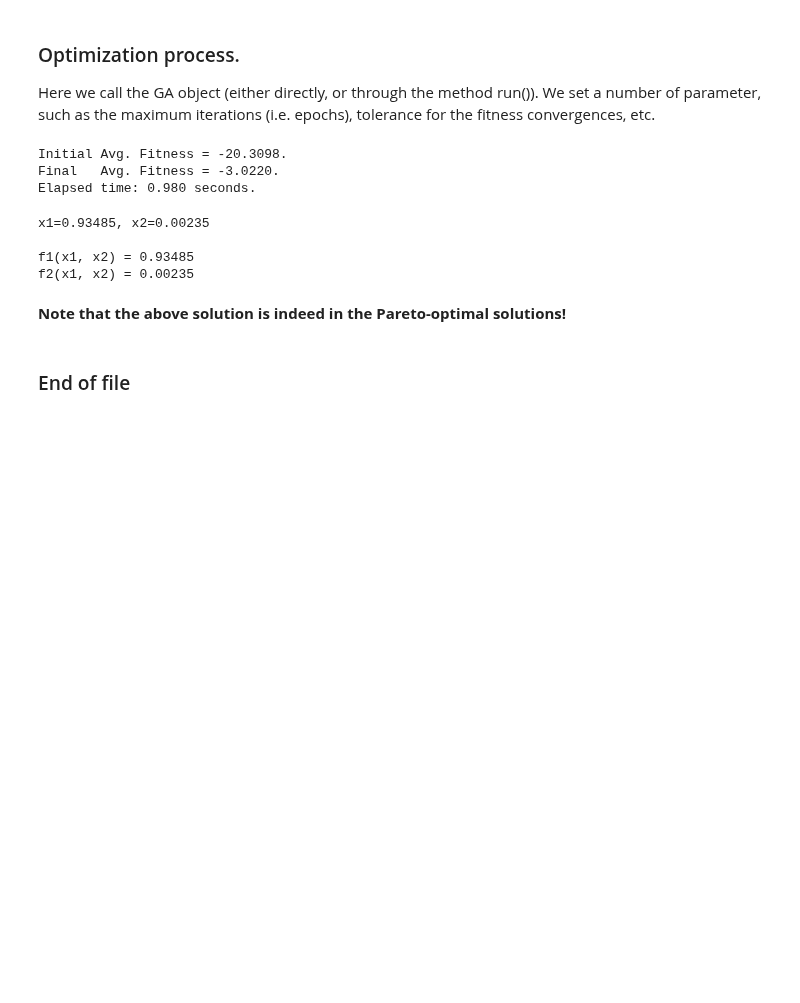
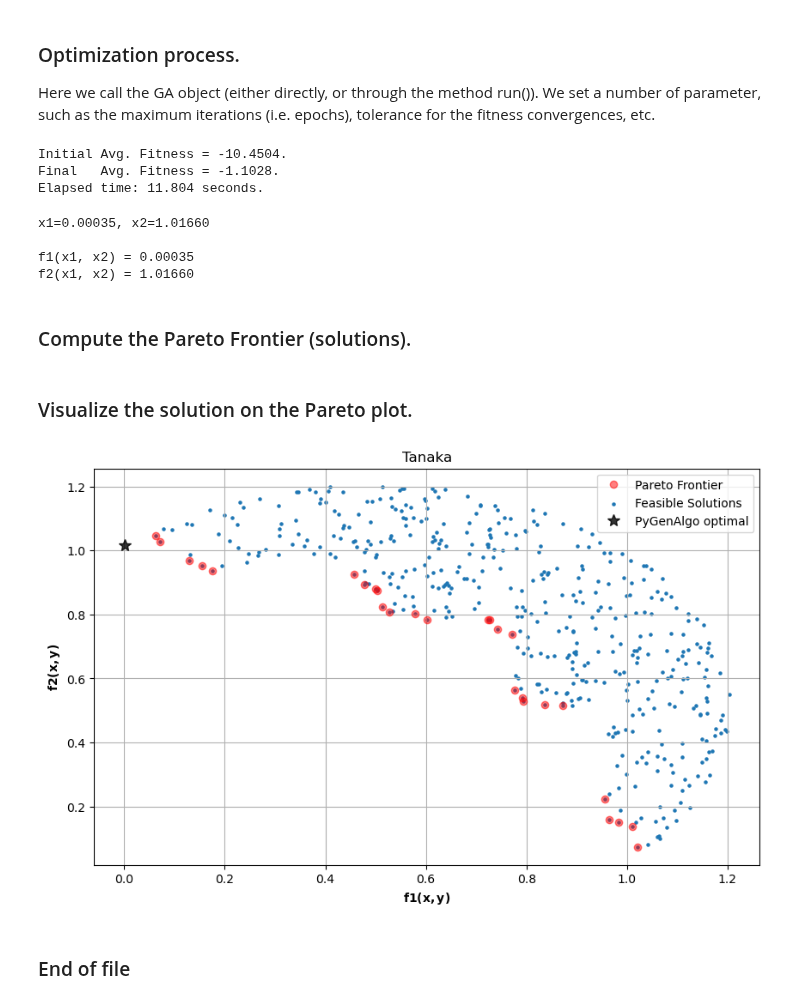
Before and after one commit to vrettasm/PyGeneticAlgorithms, a Jupyter notebook: examples/tanaka_multiobjective.ipynb, the cells around one changed output. Drawn from its saved outputs; the diff is of its cells as text; code cells hidden in the pictures; blank space fills up the shorter version.

```diff
--- a/examples/tanaka_multiobjective.ipynb
+++ b/examples/tanaka_multiobjective.ipynb
@@ -106,35 +105,37 @@ N = 100
 
 # Initial population.
 population = [Chromosome([Gene(np.random.uniform(0.0, np.pi), rand_fx),
-                          Gene(np.random.uniform(0.0, np.pi), rand_fx)], np.nan, True)
+                          Gene(np.random.uniform(0.0, np.pi), rand_fy)], np.nan, True)
               for _ in range(N)]
 
 # Create the StandardGA object that will carry on the optimization.
 test_GA = StandardGA(initial_pop=population,
                      fit_func=fun_Tanaka,
                      select_op=LinearRankSelector(),
-                     mutate_op=RandomMutator(0.15),
-                     crossx_op=UniformCrossover(0.85))
+                     mutate_op=RandomMutator(),
+                     crossx_op=UniformCrossover())
 # %% [markdown]
 ### Optimization process.
 
 Here we call the GA object (either directly, or through the method run()). We set a number of parameter, such as the maximum iterations (i.e. epochs), tolerance for the fitness convergences, etc.
 # %%
-test_GA(epochs=500, elitism=True, f_tol=1.0e-6, verbose=False)
+test_GA(epochs=1000, elitism=True, f_tol=1.0e-6, adapt_probs=True)
 # %% [output]
-Initial Avg. Fitness = -20.3098.
-Final   Avg. Fitness = -3.0220.
-Elapsed time: 0.980 seconds.
+Initial Avg. Fitness = -10.4504.
+Final   Avg. Fitness = -1.1028.
+Elapsed time: 11.804 seconds.
 # %%
-x1, x2 = [gene.value for gene in test_GA.best_chromosome().genome]
+x, y = [gene.value for gene in test_GA.best_chromosome().genome]
 
-f1, f2 = x1, x2
+f1_opt, f2_opt = x, y
 
-print(f"x1={x1:.5f}, x2={x2:.5f}", end='\n\n')
-print(f"f1(x1, x2) = {f1:.5f}")
-print(f"f2(x1, x2) = {f2:.5f}")
+print(f"x1={x:.5f}, x2={y:.5f}", end='\n\n')
+print(f"f1(x1, x2) = {f1_opt:.5f}")
+print(f"f2(x1, x2) = {f2_opt:.5f}")
 # %% [output]
-x1=0.93485, x2=0.00235
+x1=0.00035, x2=1.01660
 
-f1(x1, x2) = 0.93485
-f2(x1, x2) = 0.00235
+f1(x1, x2) = 0.00035
+f2(x1, x2) = 1.01660
+# %% [markdown]
+### Compute the Pareto Frontier (solutions).
@@ -141,4 +208,30 @@ f2(x1, x2) = 0.00235
 # %% [markdown]
-**Note that the above solution is indeed in the Pareto-optimal solutions!**
+### Visualize the solution on the Pareto plot.
+# %%
+# Create a new figure.
+plt.figure(figsize=(10, 6))
+
+# Plot the Pareto front.
+plt.plot(pareto_points[:, 0],
+         pareto_points[:, 1],
+         'ro', alpha=0.5, label="Pareto Frontier")
+
+# Plot all the feasible solutions.
+plt.scatter(x=points[:, 0],
+            y=points[:, 1],
+            s=5, marker='o', label="Feasible Solutions")
+
+# Plot the optimal solution from the GA.
+plt.plot(f1_opt, f2_opt,
+         'k*', markersize=10, alpha=0.8, label="PyGenAlgo optimal")
+
+# Tidy up the plot.
+plt.title("Tanaka")
+plt.xlabel(r"$\mathbf{f1(x,y)}$")
+plt.ylabel(r"$\mathbf{f2(x,y)}$")
+plt.legend()
+plt.grid(True)
+# %% [output]
+[figure, added]
 # %% [markdown]
 ### End of file
```
Also changed, not shown: parts of 4 cells of this notebook, 2 other files.
